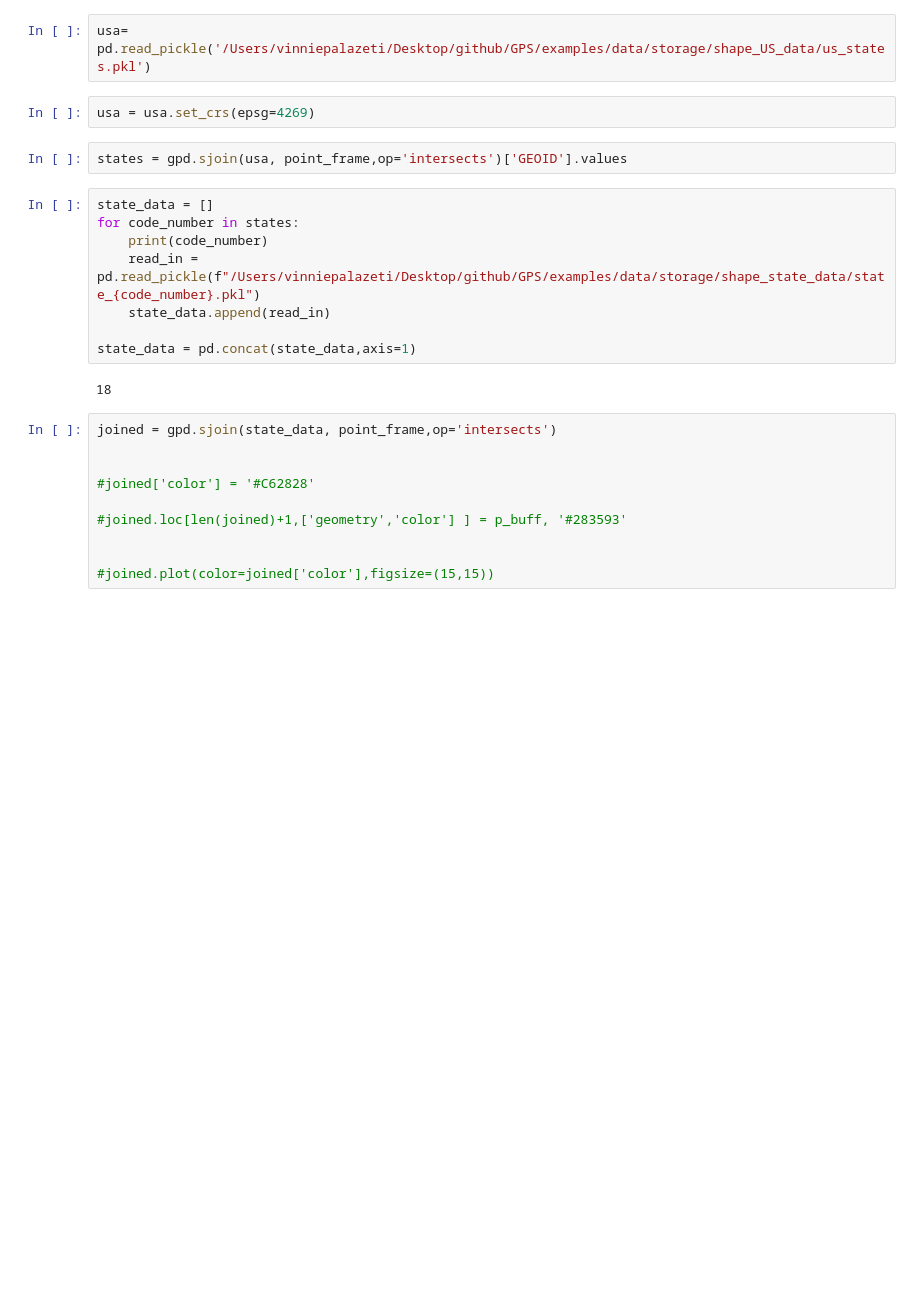
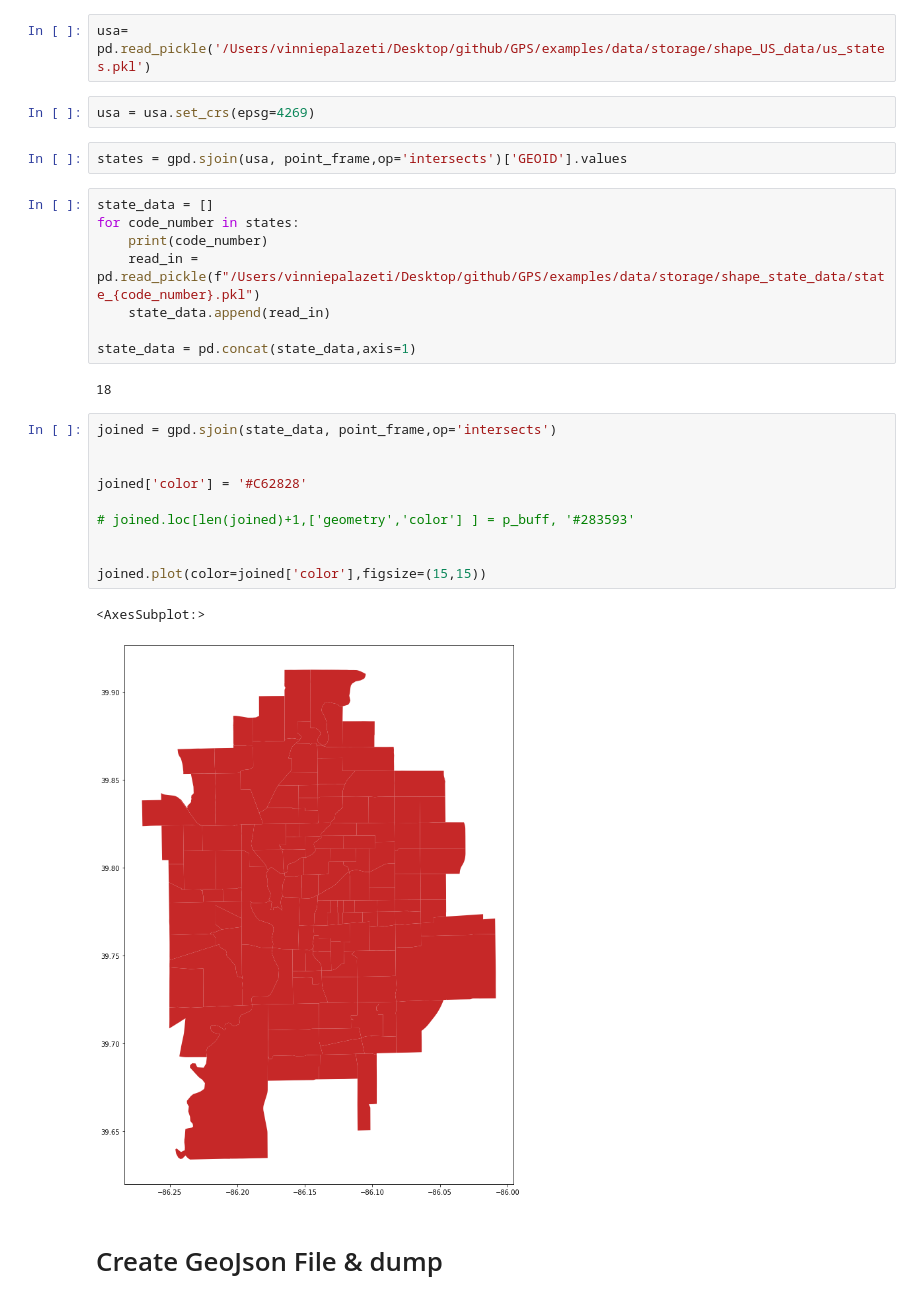
Before and after one commit to Vinnie-Palazeti/Census, a Jupyter notebook: examples/Notebooks/Point_to_data.ipynb, the cells around one changed output. Saved outputs shown, nothing was run; the diff lists cells and outputs as text; blank space fills up the shorter version.

```diff
--- a/examples/Notebooks/Point_to_data.ipynb
+++ b/examples/Notebooks/Point_to_data.ipynb
@@ -45,10 +45,15 @@ state_data = pd.concat(state_data,axis=1)
 # %%
 joined = gpd.sjoin(state_data, point_frame,op='intersects')
 
 
-#joined['color'] = '#C62828'
+joined['color'] = '#C62828'
 
-#joined.loc[len(joined)+1,['geometry','color'] ] = p_buff, '#283593'
+# joined.loc[len(joined)+1,['geometry','color'] ] = p_buff, '#283593'
 
 
-#joined.plot(color=joined['color'],figsize=(15,15))
+joined.plot(color=joined['color'],figsize=(15,15))
+# %% [output]
+<AxesSubplot:>
+[figure, added]
+# %% [markdown]
+# Create GeoJson File & dump
```
Also changed, not shown: parts of 7 cells of this notebook, 1 other file.
